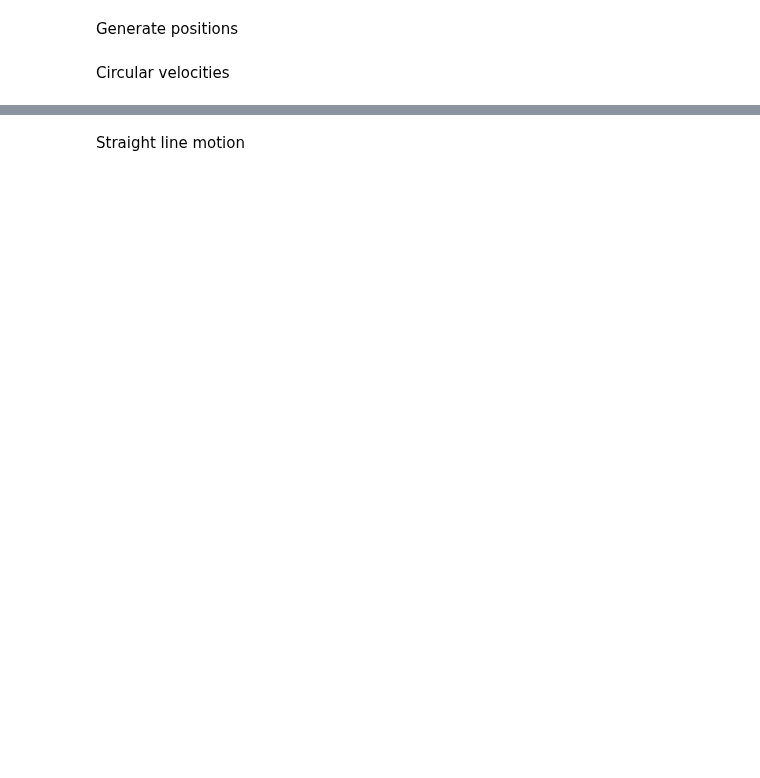
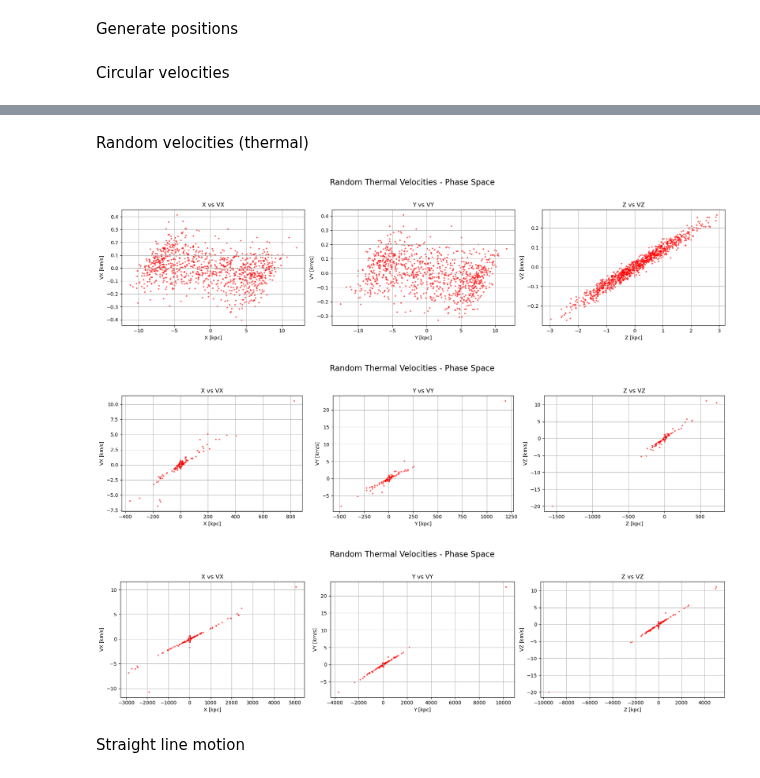
Before and after one commit to HaydenTedrake/HPV_project, a Jupyter notebook: Other/phasespace.ipynb, the cells around one changed output, grey strips where cells are left out. Drawn from its saved outputs; the diff is of its cells as text; code cells hidden in the pictures; blank space fills up the shorter version.

```diff
--- a/Other/phasespace.ipynb
+++ b/Other/phasespace.ipynb
@@ -30,3 +65,30 @@ vz1 = np.zeros(N) * u.km/u.s
+# %% [markdown]
+Random velocities (thermal)
+# %%
+vx3 = np.random.normal(0, 100, N) * u.km/u.s
+vy3 = np.random.normal(0, 100, N) * u.km/u.s
+vz3 = np.random.normal(0, 100, N) * u.km/u.s
+
+dt = 0.1 * u.Myr
+
+n_steps = int(10 * u.Myr / abs(dt))
+pos3, vel3 = integrate_and_get_phase(pos, [vx3.value, vy3.value, vz3.value] * u.km/u.s)
+# 10 Myr ago
+plot_phase(pos3, vel3, 'Random Thermal Velocities', 'red')
+
+n_steps = int(100 * u.Myr / abs(dt))
+pos3, vel3 = integrate_and_get_phase(pos, [vx3.value, vy3.value, vz3.value] * u.km/u.s)
+# 100 Myr ago
+plot_phase(pos3, vel3, 'Random Thermal Velocities', 'red')
+
+n_steps = int(500 * u.Myr / abs(dt))
+pos3, vel3 = integrate_and_get_phase(pos, [vx3.value, vy3.value, vz3.value] * u.km/u.s)
+# 500 Myr ago
+plot_phase(pos3, vel3, 'Random Thermal Velocities', 'red')
+# %% [output]
+[figure, added]
+[figure, added]
+[figure, added]
 # %% [markdown]
 Straight line motion
 # %%
```
Also changed, not shown: parts of 15 cells of this notebook.
